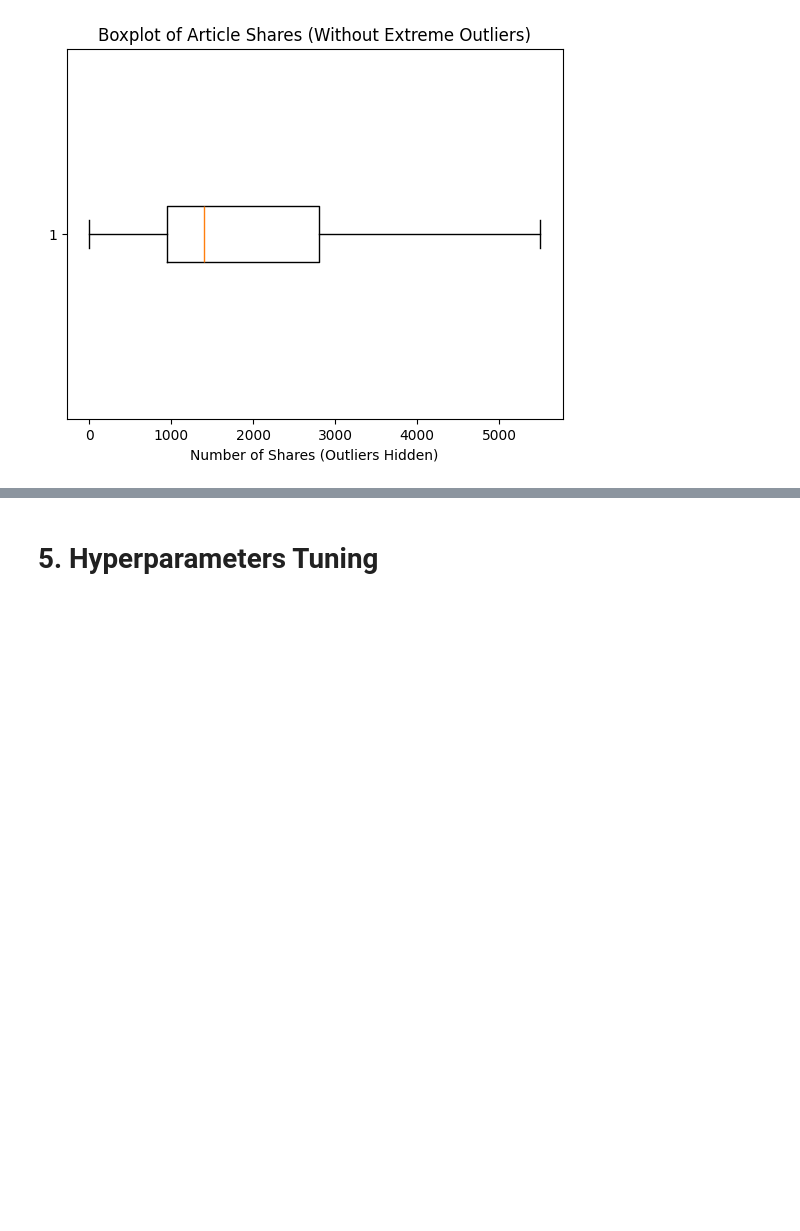
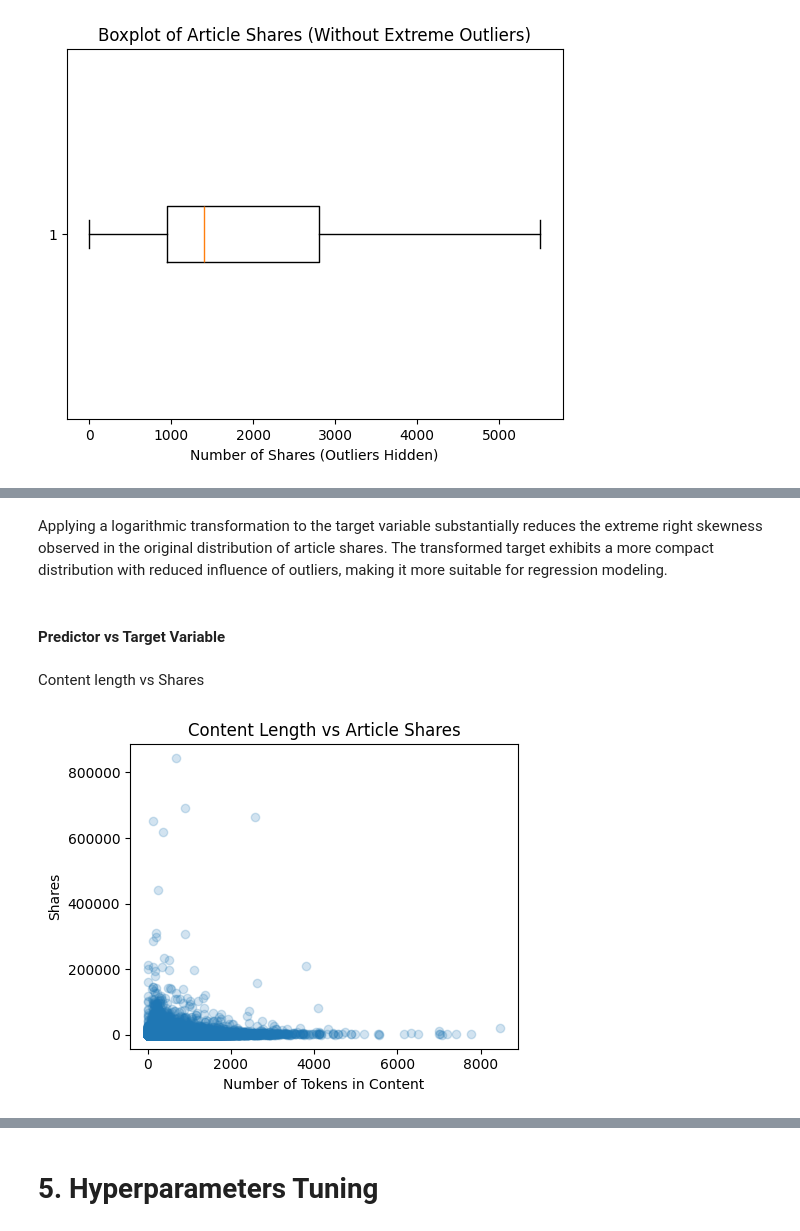
Before and after one commit to Weronikaa2001/ML2_final_project, a Jupyter notebook: ML2_final.ipynb, the cells around one changed output, grey strips where cells are left out. Saved outputs shown, nothing was run; the diff lists cells and outputs as text; code cells hidden in the pictures; blank space fills up the shorter version.

```diff
--- a/ML2_final.ipynb
+++ b/ML2_final.ipynb
@@ -382,0 +530,16 @@ test train split
+# %% [markdown]
+Applying a logarithmic transformation to the target variable substantially reduces the extreme right skewness observed in the original distribution of article shares. The transformed target exhibits a more compact distribution with reduced influence of outliers, making it more suitable for regression modeling.
+# %% [markdown]
+#### Predictor vs Target Variable
+# %% [markdown]
+Content length vs Shares
+# %%
+plt.figure(figsize=(5,4))
+plt.scatter(df["n_tokens_content"], df["shares"], alpha=0.2)
+plt.xlabel("Number of Tokens in Content")
+plt.ylabel("Shares")
+plt.title("Content Length vs Article Shares")
+plt.tight_layout()
+plt.show()
+# %% [output]
+[figure, added]
```
Also changed, not shown: parts of 42 cells of this notebook.
